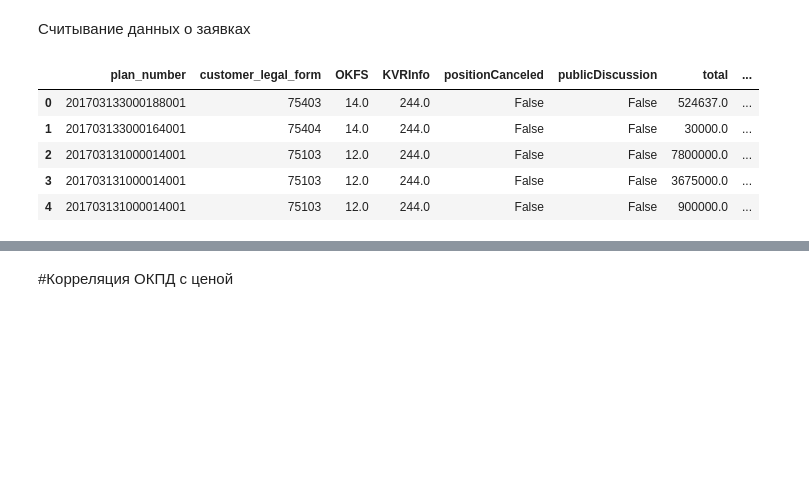
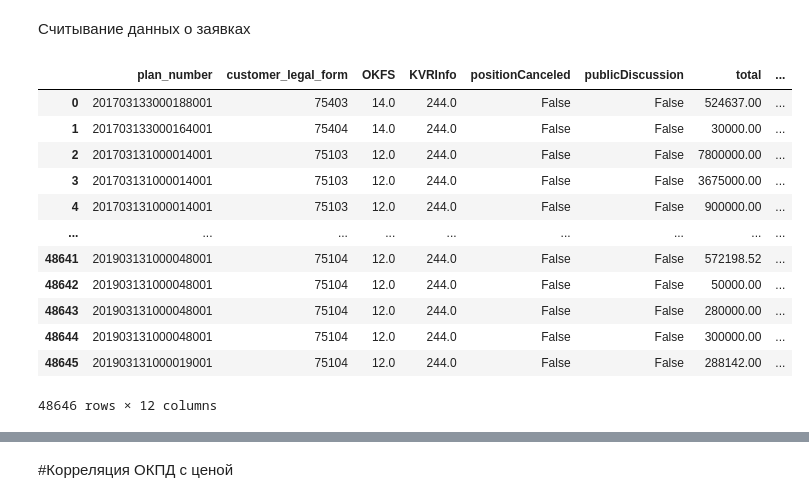
Before and after one commit to danil99152/prediction-of-government-tenders, a Jupyter notebook: total_auction_prediction.ipynb, the cells around one changed output, grey strips where cells are left out. Drawn from its saved outputs; the diff is of its cells as text; code cells hidden in the pictures; blank space fills up the shorter version.

```diff
--- a/total_auction_prediction.ipynb
+++ b/total_auction_prediction.ipynb
@@ -86,19 +87,26 @@ To: /content/purchase_plans.csv
 # %%
 contract_path = 'purchase_plans.csv'
 dtypes = {'plan_number' : 'category',
           'customer_legal_form' : 'category',
           'KTRU' : 'category',
           'publicDiscussion' : 'category',
           'isEnergyServiceContract': 'category',
           'KVRInfo': 'category',
           'OKFS': 'category'}
 data = pd.read_csv(contract_path, dtype = dtypes)
 gc.collect()
-data.head()
+data
 # %% [output]
 |  | plan_number | customer_legal_form | OKFS | KVRInfo | positionCanceled | publicDiscussion | total | ... |
-| 0 | 201703133000188001 | 75403 | 14.0 | 244.0 | False | False | 524637.0 | ... |
-| 1 | 201703133000164001 | 75404 | 14.0 | 244.0 | False | False | 30000.0 | ... |
-| 2 | 201703131000014001 | 75103 | 12.0 | 244.0 | False | False | 7800000.0 | ... |
-| 3 | 201703131000014001 | 75103 | 12.0 | 244.0 | False | False | 3675000.0 | ... |
-| 4 | 201703131000014001 | 75103 | 12.0 | 244.0 | False | False | 900000.0 | ... |
+| 0 | 201703133000188001 | 75403 | 14.0 | 244.0 | False | False | 524637.00 | ... |
+| 1 | 201703133000164001 | 75404 | 14.0 | 244.0 | False | False | 30000.00 | ... |
+| 2 | 201703131000014001 | 75103 | 12.0 | 244.0 | False | False | 7800000.00 | ... |
+| 3 | 201703131000014001 | 75103 | 12.0 | 244.0 | False | False | 3675000.00 | ... |
+| 4 | 201703131000014001 | 75103 | 12.0 | 244.0 | False | False | 900000.00 | ... |
+| ... | ... | ... | ... | ... | ... | ... | ... | ... |
+| 48641 | 201903131000048001 | 75104 | 12.0 | 244.0 | False | False | 572198.52 | ... |
+| 48642 | 201903131000048001 | 75104 | 12.0 | 244.0 | False | False | 50000.00 | ... |
+| 48643 | 201903131000048001 | 75104 | 12.0 | 244.0 | False | False | 280000.00 | ... |
+| 48644 | 201903131000048001 | 75104 | 12.0 | 244.0 | False | False | 300000.00 | ... |
+| 48645 | 201903131000019001 | 75104 | 12.0 | 244.0 | False | False | 288142.00 | ... |
+48646 rows × 12 columns
```
Also changed, not shown: parts of 18 cells of this notebook.
